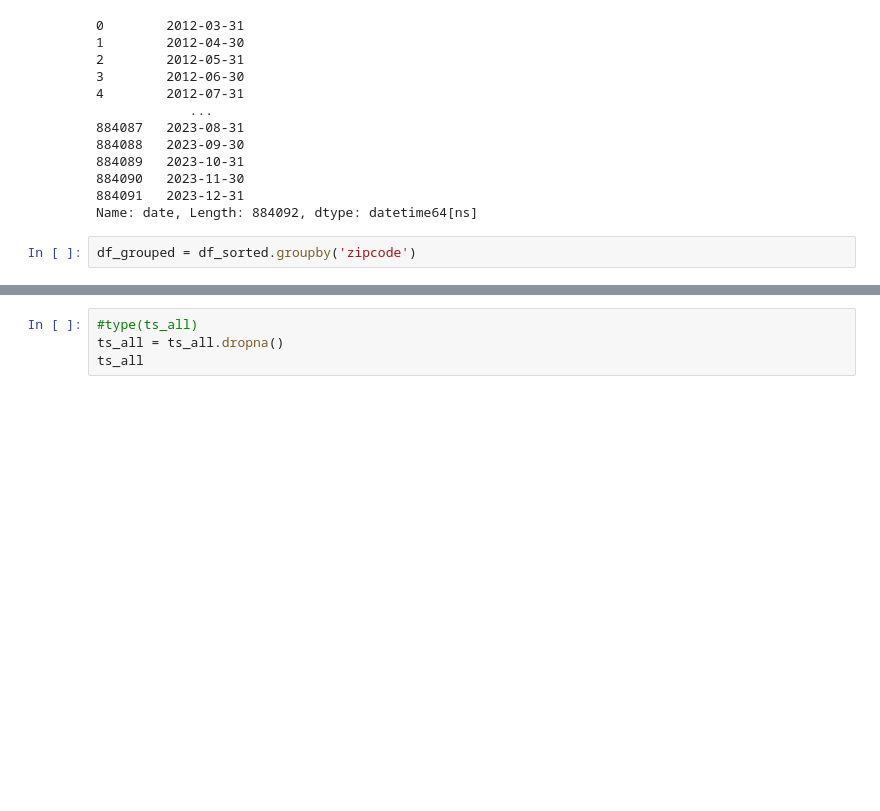
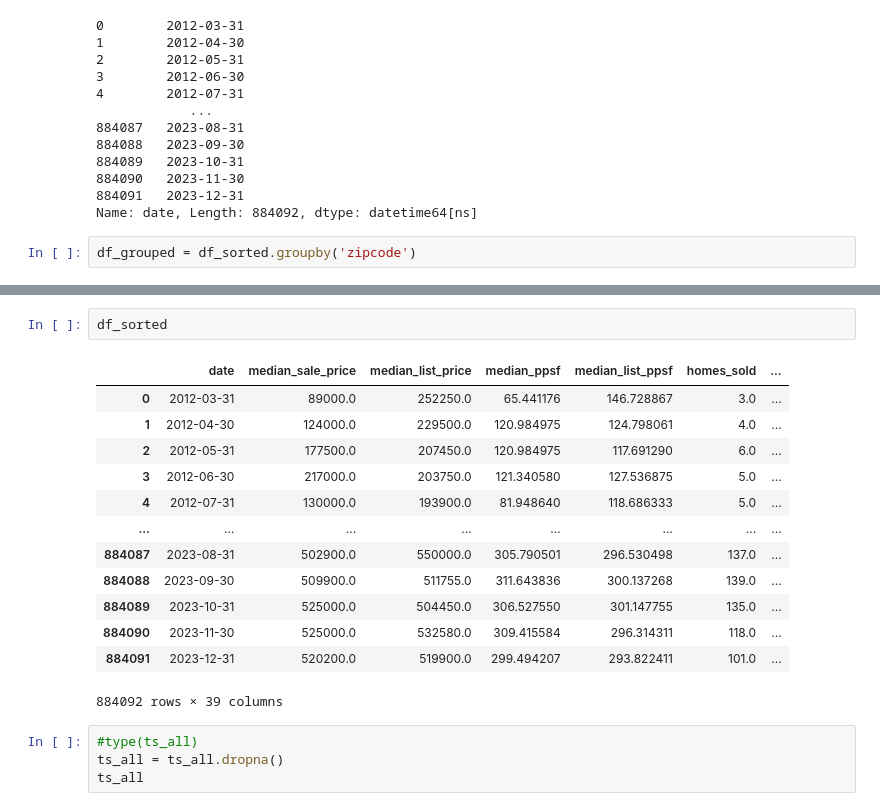
Before and after one commit to JensKlug/zillows_real_estate, a Jupyter notebook: notebooks/Data preprocessing for trend prediction.ipynb, the cells around one changed output, grey strips where cells are left out. Saved outputs shown, nothing was run; the diff lists cells and outputs as text; blank space fills up the shorter version.

```diff
--- a/notebooks/Data preprocessing for trend prediction.ipynb
+++ b/notebooks/Data preprocessing for trend prediction.ipynb
@@ -84,3 +99,19 @@ ts_all = ts_all.drop(columns=['zipcode_1m', 'zipcode_2m', 'zipcode_3m'])
+# %%
+df_sorted
+# %% [output]
+|  | date | median_sale_price | median_list_price | median_ppsf | median_list_ppsf | homes_sold | ... |
+| 0 | 2012-03-31 | 89000.0 | 252250.0 | 65.441176 | 146.728867 | 3.0 | ... |
+| 1 | 2012-04-30 | 124000.0 | 229500.0 | 120.984975 | 124.798061 | 4.0 | ... |
+| 2 | 2012-05-31 | 177500.0 | 207450.0 | 120.984975 | 117.691290 | 6.0 | ... |
+| 3 | 2012-06-30 | 217000.0 | 203750.0 | 121.340580 | 127.536875 | 5.0 | ... |
+| 4 | 2012-07-31 | 130000.0 | 193900.0 | 81.948640 | 118.686333 | 5.0 | ... |
+| ... | ... | ... | ... | ... | ... | ... | ... |
+| 884087 | 2023-08-31 | 502900.0 | 550000.0 | 305.790501 | 296.530498 | 137.0 | ... |
+| 884088 | 2023-09-30 | 509900.0 | 511755.0 | 311.643836 | 300.137268 | 139.0 | ... |
+| 884089 | 2023-10-31 | 525000.0 | 504450.0 | 306.527550 | 301.147755 | 135.0 | ... |
+| 884090 | 2023-11-30 | 525000.0 | 532580.0 | 309.415584 | 296.314311 | 118.0 | ... |
+| 884091 | 2023-12-31 | 520200.0 | 519900.0 | 299.494207 | 293.822411 | 101.0 | ... |
+884092 rows × 39 columns
 # %%
 #type(ts_all)
 ts_all = ts_all.dropna()
```
Also changed, not shown: parts of 2 cells of this notebook, 3 other files.
